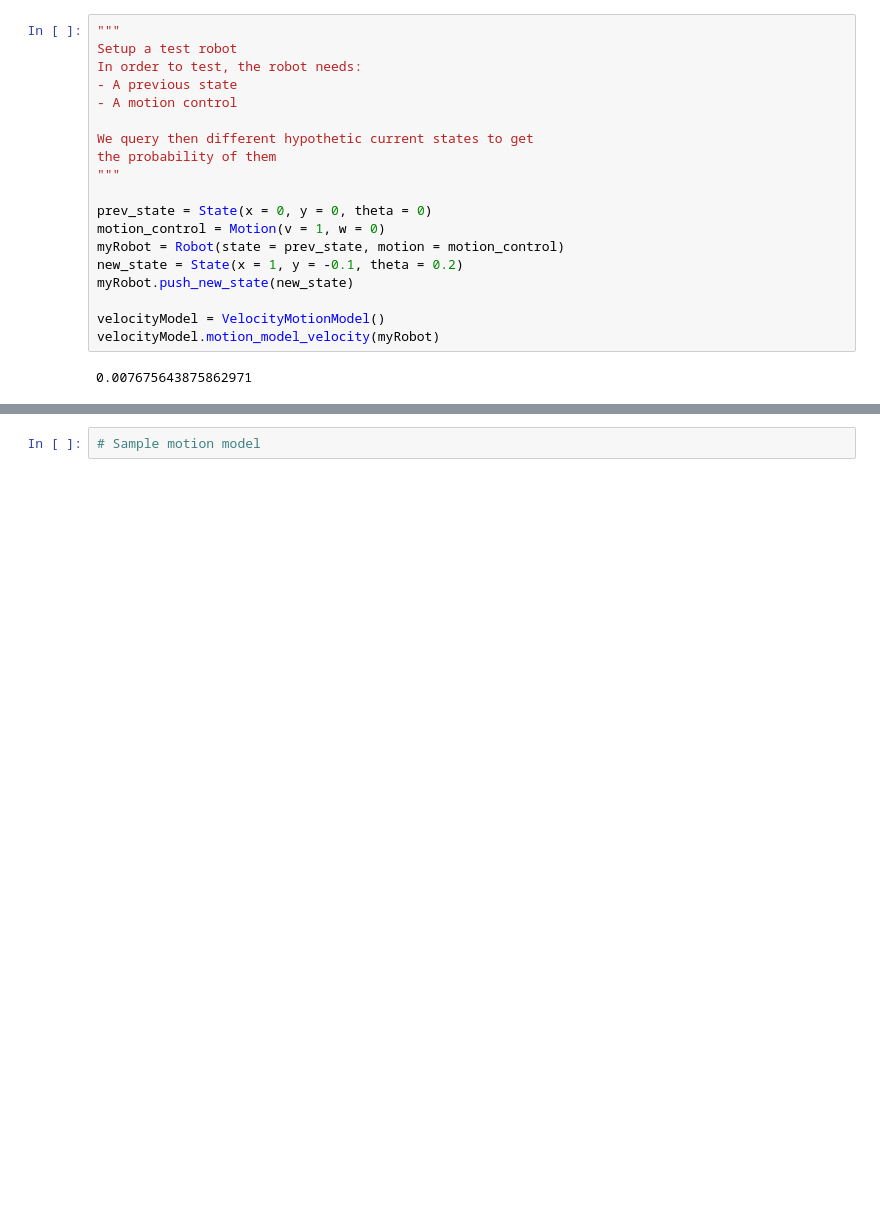
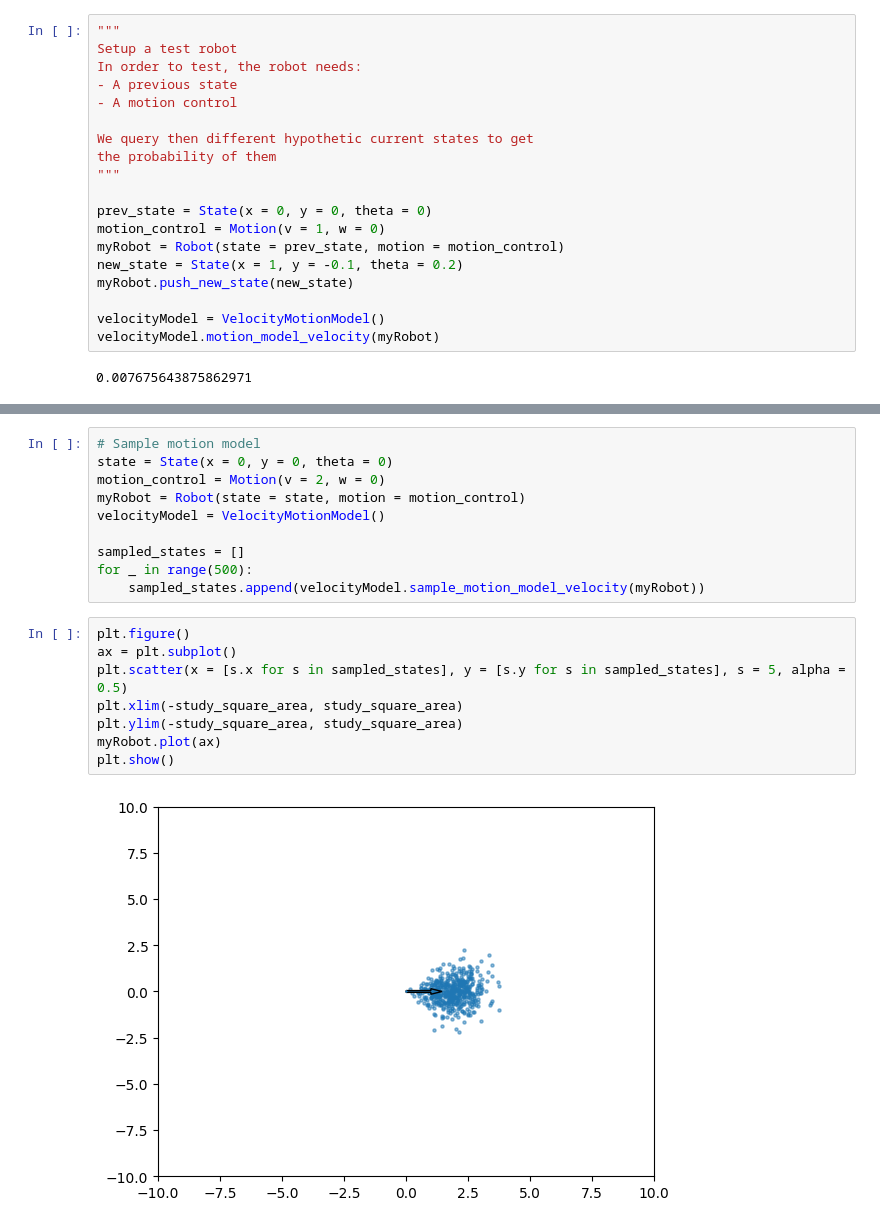
Before and after one commit to Smoltbob/ComputerVision, a Jupyter notebook: MotionModels/main.ipynb, the cells around one changed output, grey strips where cells are left out. Drawn from its saved outputs; the diff is of its cells as text; blank space fills up the shorter version.

```diff
--- a/MotionModels/main.ipynb
+++ b/MotionModels/main.ipynb
@@ -266,2 +287,20 @@ plt.show()
-# %%
-# Sample motion model
+# %%
+# Sample motion model
+state = State(x = 0, y = 0, theta = 0)
+motion_control = Motion(v = 2, w = 0)
+myRobot = Robot(state = state, motion = motion_control)
+velocityModel = VelocityMotionModel()
+
+sampled_states = []
+for _ in range(500):
+    sampled_states.append(velocityModel.sample_motion_model_velocity(myRobot))
+# %%
+plt.figure()
+ax = plt.subplot()
+plt.scatter(x = [s.x for s in sampled_states], y = [s.y for s in sampled_states], s = 5, alpha = 0.5)
+plt.xlim(-study_square_area, study_square_area)
+plt.ylim(-study_square_area, study_square_area)
+myRobot.plot(ax)
+plt.show()
+# %% [output]
+[figure, added]
```
Also changed, not shown: parts of 4 cells of this notebook.
